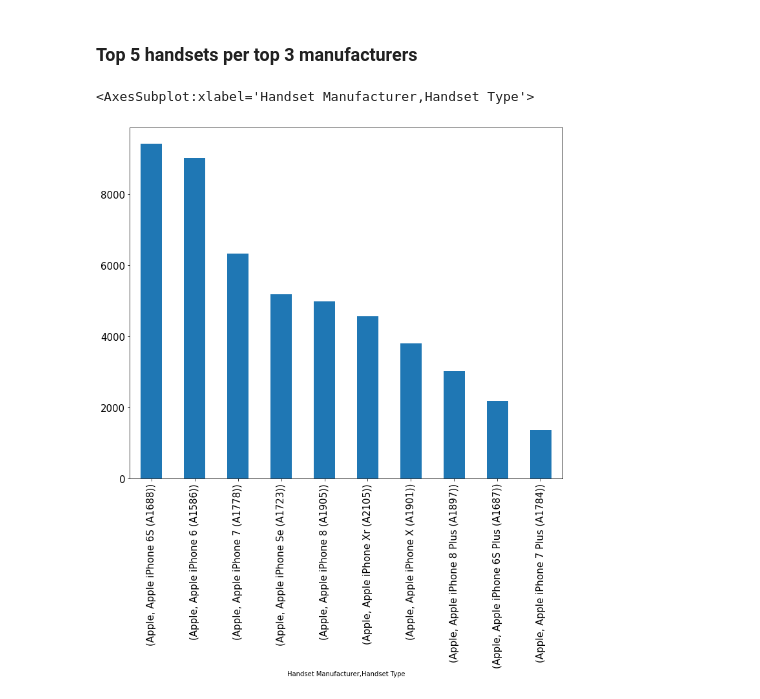
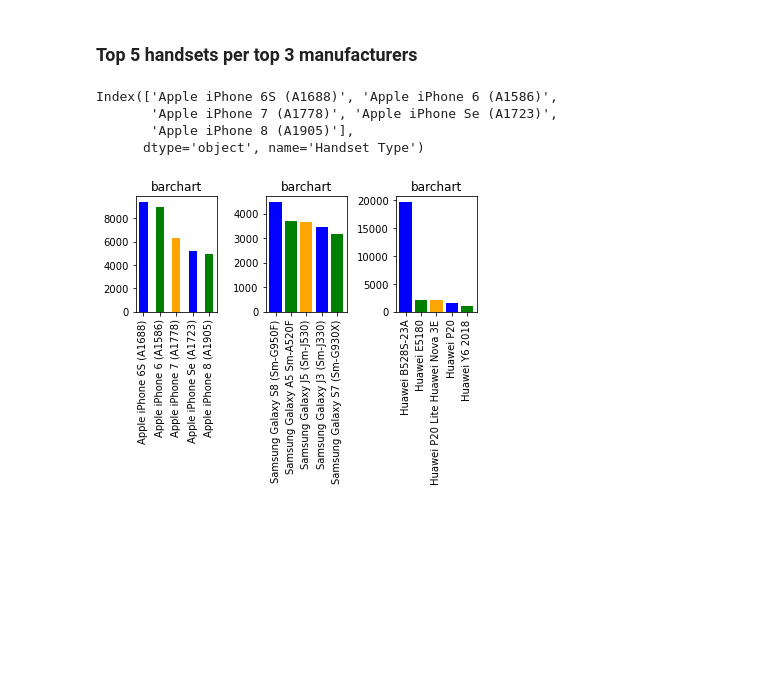
Before and after one commit to degagawolde/User-Analytics-Telecommunication-Industry, a Jupyter notebook: notebook/Data_Exploration.ipynb, the cells around one changed output. Saved outputs shown, nothing was run; the diff lists cells and outputs as text; code cells hidden in the pictures; blank space fills up the shorter version.

```diff
--- a/notebook/Data_Exploration.ipynb
+++ b/notebook/Data_Exploration.ipynb
@@ -62,9 +67,37 @@ Number of posts per user
 # %% [markdown]
 ### Top 5 handsets per top 3 manufacturers
 # %%
-handset_man= clean_data[clean_data['Handset Manufacturer'].isin(['Apple','Sumsung','Huawei'])]
-handset_man.groupby('Handset Manufacturer')['Handset Type'].value_counts()[:10].plot.bar(
-    figsize=(12, 10), fontsize=15)
+handset_man= clean_data[clean_data['Handset Manufacturer'].isin(['Apple','Samsung','Huawei'])]
+handset = handset_man.groupby('Handset Manufacturer')['Handset Type'].value_counts()
+apple = handset.Apple[:5]
+sumsung = handset.Samsung[:5]
+huawei = handset.Huawei[:5]
-# %% [output]
-<AxesSubplot:xlabel='Handset Manufacturer,Handset Type'>
-[figure, removed]
+# %%
+apple.keys()
+# %% [output]
+Index(['Apple iPhone 6S (A1688)', 'Apple iPhone 6 (A1586)',
+       'Apple iPhone 7 (A1778)', 'Apple iPhone Se (A1723)',
+       'Apple iPhone 8 (A1905)'],
+      dtype='object', name='Handset Type')
+# %%
+fig, ax = plt.subplots(1, 3)
+
+ax[0].bar(apple.keys(), apple.values, tick_label=apple.keys(),
+          width=.5, color=['blue', 'green', 'orange'])
+ax[0].set_title('barchart')
+ax[0].tick_params(axis='x', labelrotation=90)
+
+ax[1].bar(sumsung.keys(), sumsung.values, tick_label=sumsung.keys(),
+          width=0.8, color=['blue', 'green', 'orange'])
+ax[1].set_title('barchart')
+ax[1].tick_params(axis='x', labelrotation=90)
+
+ax[2].bar(huawei.keys(), huawei.values, tick_label=huawei.keys(),
+          width=0.8, color=['blue', 'green', 'orange'])
+ax[2].set_title('barchart')
+ax[2].tick_params(axis='x', labelrotation=90)
+plt.subplots_adjust(left=0.2, right=0.99,
+                    bottom=0.2, top=0.6,
+                    wspace=0.6, hspace=0.4)
+# %% [output]
+[figure, added]
```
Also changed, not shown: parts of 11 cells of this notebook, 2 other files.
